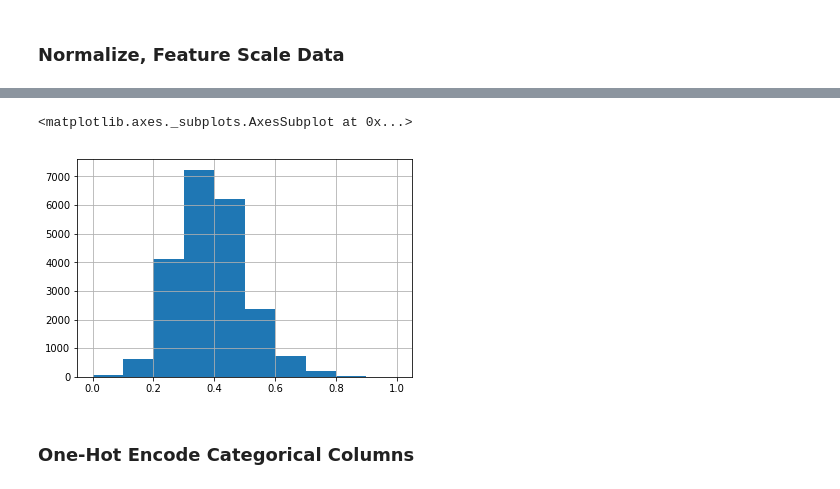
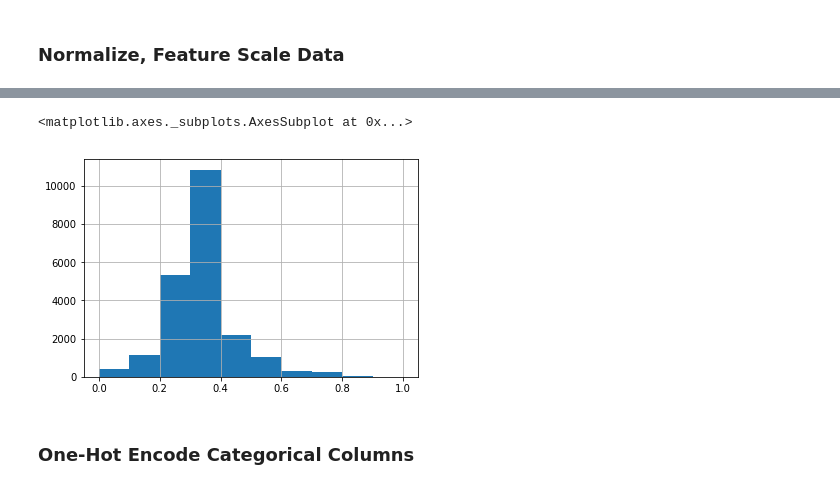
Before and after one commit to jsavory-94/dsc-1-final-project-online-ds-pt-021119, a Jupyter notebook: student.ipynb, the cells around one changed output, grey strips where cells are left out. Saved outputs shown, nothing was run; the diff lists cells and outputs as text; code cells hidden in the pictures.

Commit message:
visualization maps done.

```diff
--- a/student.ipynb
+++ b/student.ipynb
@@ -171,6 +152,6 @@ sqft_basement_plot #basement squarefoot data is positively skewed
 # %%
 #---Normalize skewed columns---
-df_log = df
+df_log = df.copy(deep=True)
 df_log.price = np.log(df_log.price)
 df_log.sqft_lot = np.log(df_log.sqft_lot)
 df_log.floors = df_log.floors.apply(log_only_nonzero)
@@ -195,11 +173,12 @@ df_scaled.floors = min_max_scale(df_scaled.floors)
 df_scaled.bedrooms = min_max_scale(df_scaled.bedrooms)
 df_scaled.sqft_basement = min_max_scale(df_scaled.sqft_basement)
 # %%
-df_scaled.price.hist()
+#df_scaled.price.hist()
+df_scaled.sqft_lot.hist()
 #df_final.sqft_basement.hist()
 # %% [output]
 <matplotlib.axes._subplots.AxesSubplot at 0x...>
-[figure, old version]
+[figure, new version]
 # %% [markdown]
 ### One-Hot Encode Categorical Columns
 # %%
```
Also changed, not shown: parts of 33 cells of this notebook, 1 other file.
